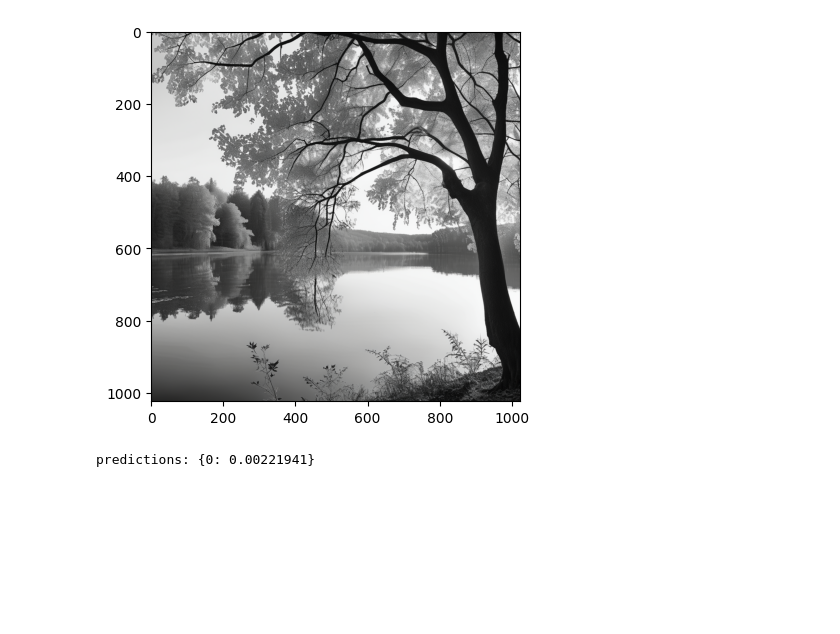
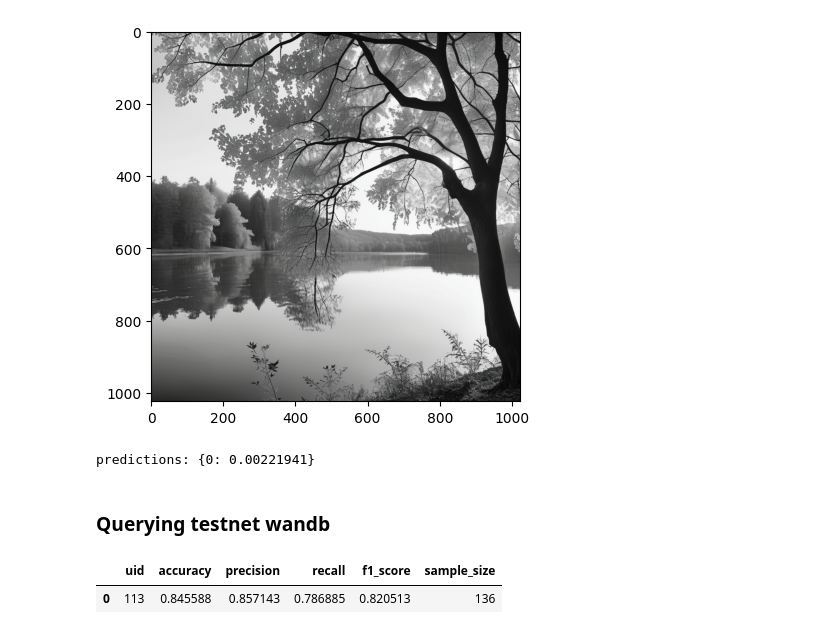
Before and after one commit to BitMind-AI/bitmind-utils, a Jupyter notebook: wandb_data/wandb_miner_performance.ipynb, the cells around one changed output. Drawn from its saved outputs; the diff is of its cells as text; code cells hidden in the pictures; blank space fills up the shorter version.

Commit message:
adding testnet info to wanbd notebook

```diff
--- a/wandb_data/wandb_miner_performance.ipynb
+++ b/wandb_data/wandb_miner_performance.ipynb
@@ -14,12 +14,16 @@ def compute_miner_performance(
         miner_uid=None,
         start_ts=None,
         end_ts=None,
-        download_fake_images=False):
+        download_fake_images=False,
+        validator_run_name=None):
 
     miner_perf = {}
     fake_image_preds = defaultdict(dict)
     for run in wandb_validator_runs:
         if run.state != 'running':
+            continue
+
+        if run.name != validator_run_name:
             continue
 
         history_df = run.history()
@@ -127,3 +133,25 @@ predictions: {0: 0.9915737}
 predictions: {0: 0.99651112}
 [figure]
 predictions: {0: 0.00221941}
+# %% [markdown]
+### Querying testnet wandb
+# %%
+api = wandb.Api()
+project = "bitmind" # testnet wandb project name
+entity = "bitmindai"
+
+# must run `wandb login` and provide your W&B api key when prompted
+runs = api.runs(f"{entity}/{project}")
+# %%
+metrics_df, fake_image_preds = compute_miner_performance(
+    runs,
+    miner_uid=113,  # example uid
+    start_ts=1726500796,  # example timestamp
+    end_ts=None,
+    download_fake_images=True,
+    validator_run_name='validator-39-1.1.0')  # to limit your results to a trusted source (our validator)
+
+metrics_df
+# %% [output]
+|  | uid | accuracy | precision | recall | f1_score | sample_size |
+| 0 | 113 | 0.845588 | 0.857143 | 0.786885 | 0.820513 | 136 |
```
Also changed, not shown: parts of 3 cells of this notebook.
